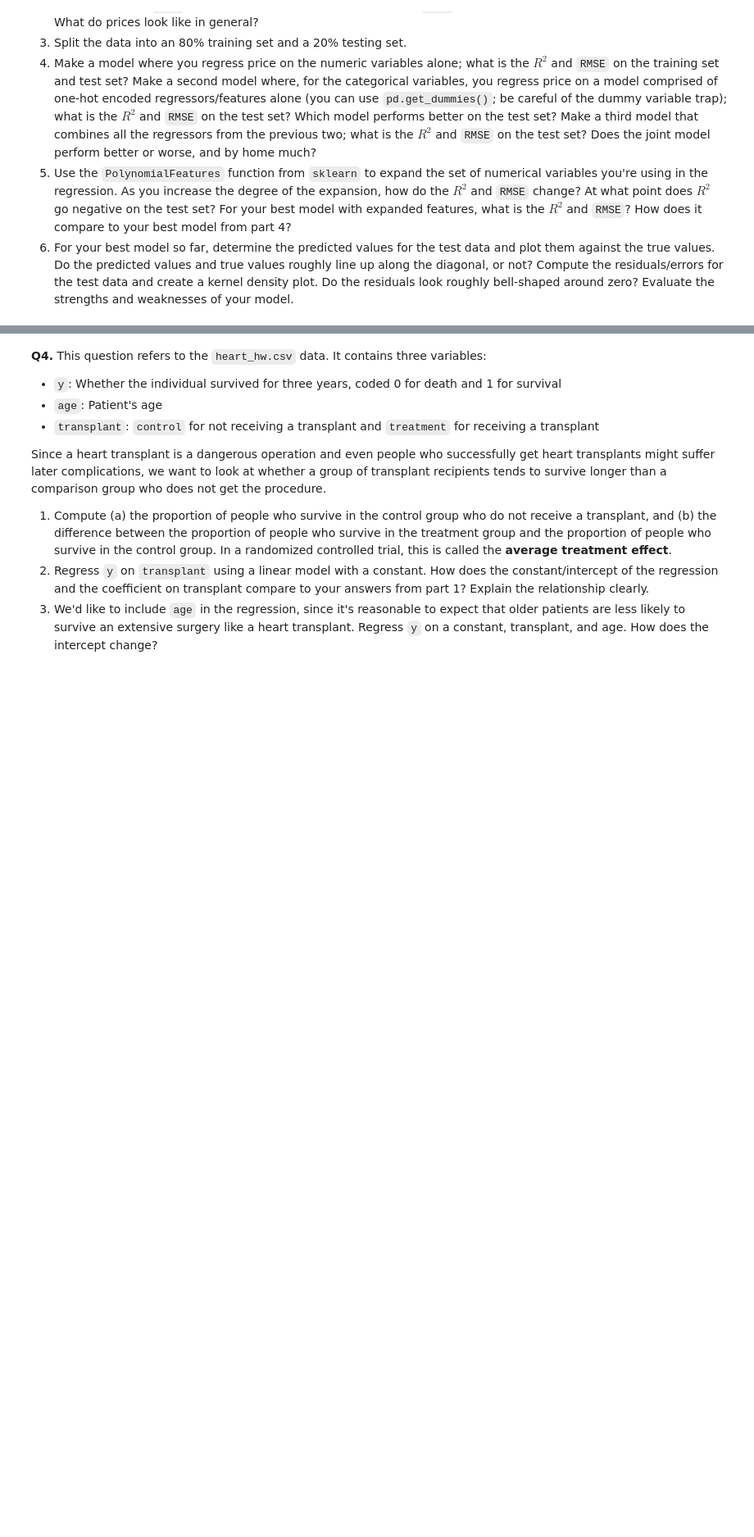
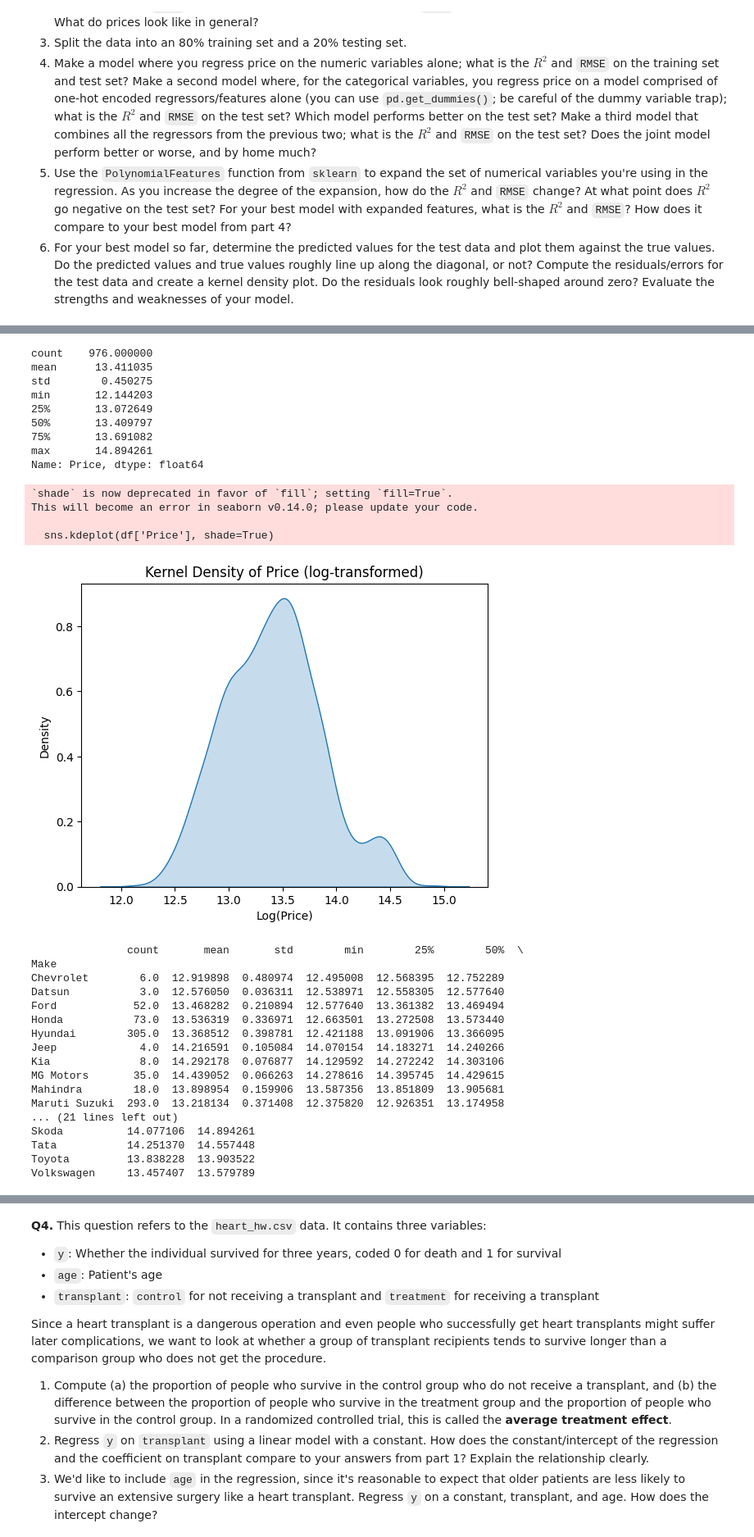
Before and after one commit to austincychun/linearModels, a Jupyter notebook: assignment/assignment.ipynb, the cells around one changed output, grey strips where cells are left out. Shown at 82% size. Saved outputs shown, nothing was run; the diff lists cells and outputs as text; code cells hidden in the pictures; blank space fills up the shorter version.

```diff
--- a/assignment/assignment.ipynb
+++ b/assignment/assignment.ipynb
@@ -115,3 +273,20 @@ FileNotFoundError: [Errno 2] No such file or directory: './data/Q1_clean.csv'
   4. Make a model where you regress price on the numeric variables alone; what is the $R^2$ and `RMSE` on the training set and test set? Make a second model where, for the categorical variables, you regress price on a model comprised of one-hot encoded regressors/features alone (you can use `pd.get_dummies()`; be careful of the dummy variable trap); what is the $R^2$ and `RMSE` on the test set? Which model performs better on the test set? Make a third model that combines all the regressors from the previous two; what is the $R^2$ and `RMSE` on the test set? Does the joint model perform better or worse, and by home much?
   5. Use the `PolynomialFeatures` function from `sklearn` to expand the set of numerical variables you're using in the regression. As you increase the degree of the expansion, how do the $R^2$ and `RMSE` change? At what point does $R^2$ go negative on the test set? For your best model with expanded features, what is the $R^2$ and `RMSE`? How does it compare to your best model from part 4?
   6. For your best model so far, determine the predicted values for the test data and plot them against the true values. Do the predicted values and true values roughly line up along the diagonal, or not? Compute the residuals/errors for the test data and create a kernel density plot. Do the residuals look roughly bell-shaped around zero? Evaluate the strengths and weaknesses of your model.
+# %%
+# Load data
+df = pd.read_csv('/content/linearModels/data/cars_hw.csv')
+
+# Quick overview
+print(df.info())
+print(df.describe())
+
+# Clean/transform data
+df = df[df['Price'] > 1000]  # Remove suspiciously low prices
+df['Price'] = np.log1p(df['Price'])  # Log transform to handle skew
+
+# Clean 'Mileage_Run' - use arcsinh if skewed
+df['Mileage_Run'] = np.arcsinh(df['Mileage_Run'])
+
+# Drop rows with missing numeric values
+df.dropna(subset=['Mileage_Run', 'Make_Year', 'Seating_Capacity'], inplace=True)
@@ -117,0 +311,52 @@ FileNotFoundError: [Errno 2] No such file or directory: './data/Q1_clean.csv'
+# %%
+#2
+# Summary
+print(df['Price'].describe())
+
+# Kernel Density Plot
+sns.kdeplot(df['Price'], shade=True)
+plt.title("Kernel Density of Price (log-transformed)")
+plt.xlabel("Log(Price)")
+plt.show()
+
+# Grouped Summary by Make
+make_summary = df.groupby('Make')['Price'].describe()
+print(make_summary)
+
+# Grouped KDE plot by Make
+top_makes = df['Make'].value_counts().head(6).index
+sns.kdeplot(data=df[df['Make'].isin(top_makes)], x='Price', hue='Make', common_norm=False)
+plt.title("Kernel Density of Price by Make")
+plt.show()
+# %% [output]
+count    976.000000
+mean      13.411035
+std        0.450275
+min       12.144203
+25%       13.072649
+50%       13.409797
+75%       13.691082
+max       14.894261
+Name: Price, dtype: float64
+`shade` is now deprecated in favor of `fill`; setting `fill=True`.
+This will become an error in seaborn v0.14.0; please update your code.
+
+  sns.kdeplot(df['Price'], shade=True)
+[figure, added]
+               count       mean       std        min        25%        50%  \
+Make
+Chevrolet        6.0  12.919898  0.480974  12.495008  12.568395  12.752289
+Datsun           3.0  12.576050  0.036311  12.538971  12.558305  12.577640
+Ford            52.0  13.468282  0.210894  12.577640  13.361382  13.469494
+Honda           73.0  13.536319  0.336971  12.663501  13.272508  13.573440
+Hyundai        305.0  13.368512  0.398781  12.421188  13.091906  13.366095
+Jeep             4.0  14.216591  0.105084  14.070154  14.183271  14.240266
+Kia              8.0  14.292178  0.076877  14.129592  14.272242  14.303106
+MG Motors       35.0  14.439052  0.066263  14.278616  14.395745  14.429615
+Mahindra        18.0  13.898954  0.159906  13.587356  13.851809  13.905681
+Maruti Suzuki  293.0  13.218134  0.371408  12.375820  12.926351  13.174958
+... (21 lines left out)
+Skoda          14.077106  14.894261
+Tata           14.251370  14.557448
+Toyota         13.838228  13.903522
+Volkswagen     13.457407  13.579789
```
Also changed, not shown: parts of 24 cells of this notebook.
